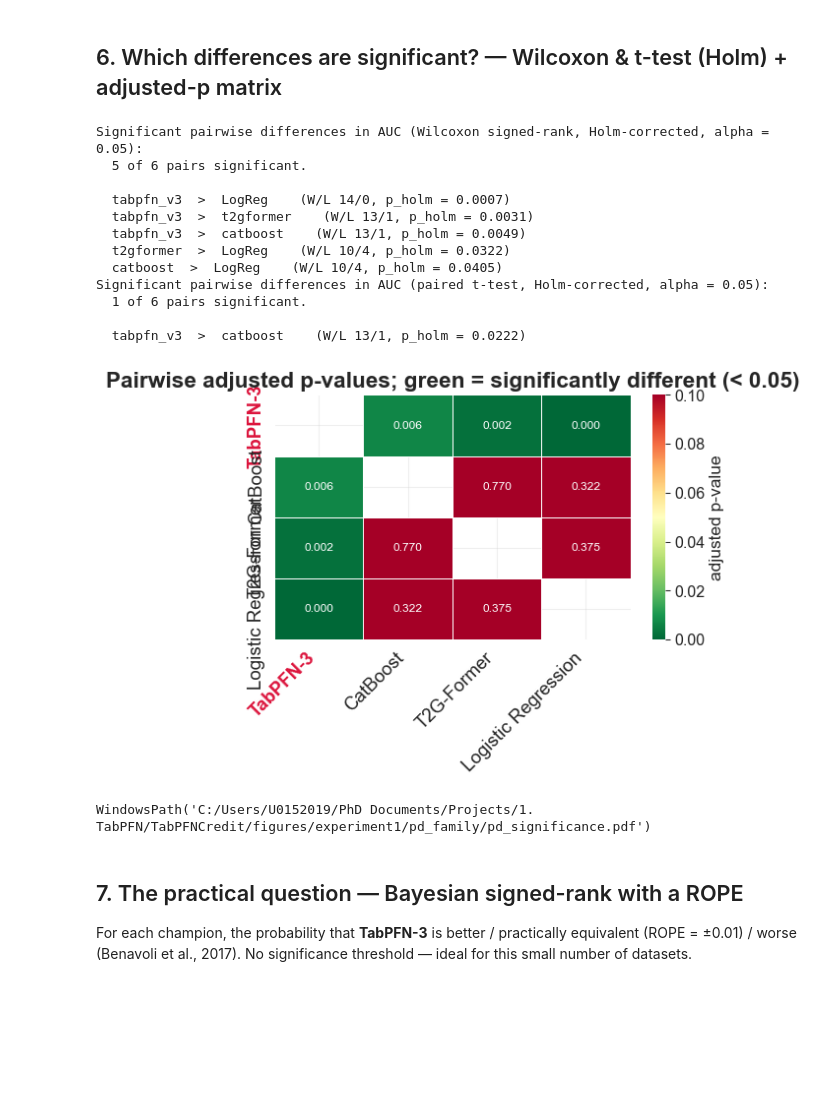
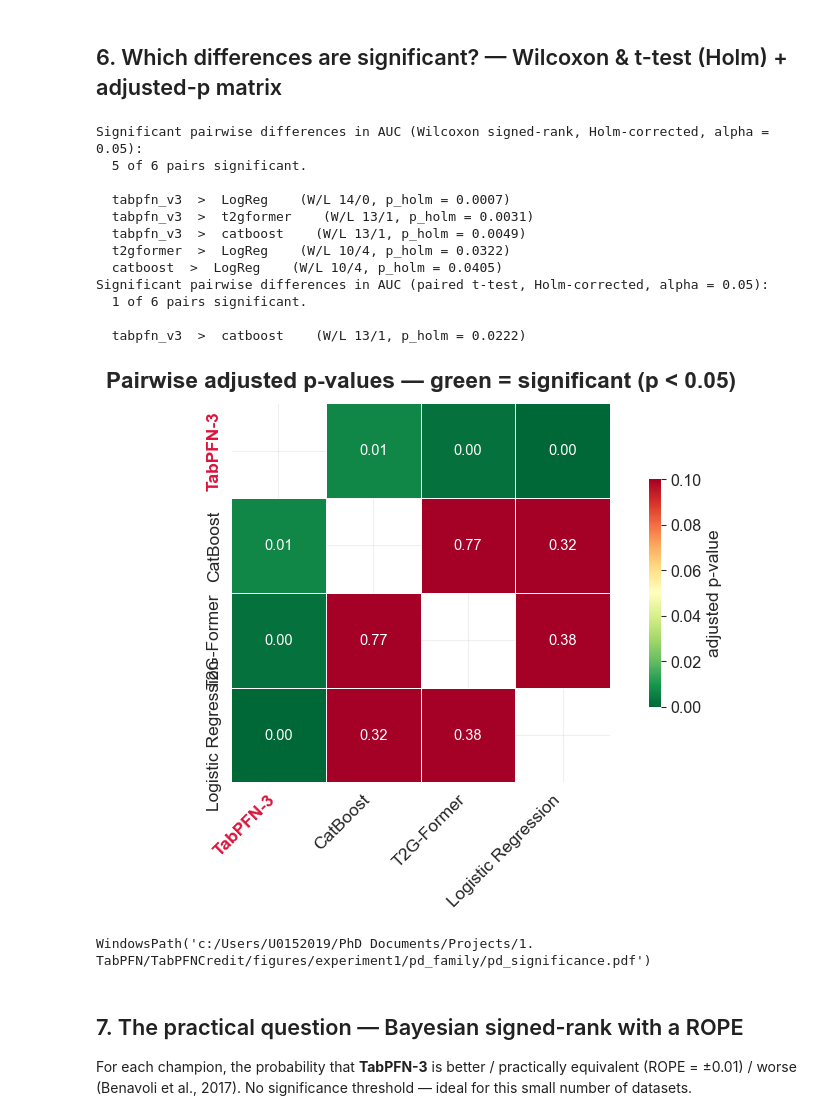
Before and after one commit to andreasgoethals/TabPFNCredit, a Jupyter notebook: notebooks/Experiment1.3-PD-FamilyStat.ipynb, the cells around one changed output. Drawn from its saved outputs; the diff is of its cells as text; code cells hidden in the pictures; blank space fills up the shorter version.

```diff
--- a/notebooks/Experiment1.3-PD-FamilyStat.ipynb
+++ b/notebooks/Experiment1.3-PD-FamilyStat.ipynb
@@ -145,24 +145,24 @@ WindowsPath('C:/Users/U0152019/PhD Documents/Projects/1. TabPFN/TabPFNCredit/fig
 # %%
 st.significant_pairs_text(mat, test='wilcoxon', metric_name=METRIC)
 st.significant_pairs_text(mat, test='ttest', metric_name=METRIC)
 apv = st.pairwise_apv_table(mat)
-st.plot_significance_matrix(apv, mat.columns, order=list(ranks.index),
-                            out_path=FIGURES_DIR / 'pd_significance.pdf')
+st.plot_significance_matrix_compact(apv, mat.columns, order=list(ranks.index),
+                                    out_path=FIGURES_DIR / 'pd_significance.pdf')
 # %% [output]
 Significant pairwise differences in AUC (Wilcoxon signed-rank, Holm-corrected, alpha = 0.05):
   5 of 6 pairs significant.
 
   tabpfn_v3  >  LogReg    (W/L 14/0, p_holm = 0.0007)
   tabpfn_v3  >  t2gformer    (W/L 13/1, p_holm = 0.0031)
   tabpfn_v3  >  catboost    (W/L 13/1, p_holm = 0.0049)
   t2gformer  >  LogReg    (W/L 10/4, p_holm = 0.0322)
   catboost  >  LogReg    (W/L 10/4, p_holm = 0.0405)
 Significant pairwise differences in AUC (paired t-test, Holm-corrected, alpha = 0.05):
   1 of 6 pairs significant.
 
   tabpfn_v3  >  catboost    (W/L 13/1, p_holm = 0.0222)
-[figure, old version]
+[figure, new version]
-WindowsPath('C:/Users/U0152019/PhD Documents/Projects/1. TabPFN/TabPFNCredit/figures/experiment1/pd_family/pd_significance.pdf')
+WindowsPath('c:/Users/U0152019/PhD Documents/Projects/1. TabPFN/TabPFNCredit/figures/experiment1/pd_family/pd_significance.pdf')
 # %% [markdown]
 ## 7. The practical question — Bayesian signed-rank with a ROPE
 
```
Also changed, not shown: parts of 2 cells of this notebook, 2 other files.
